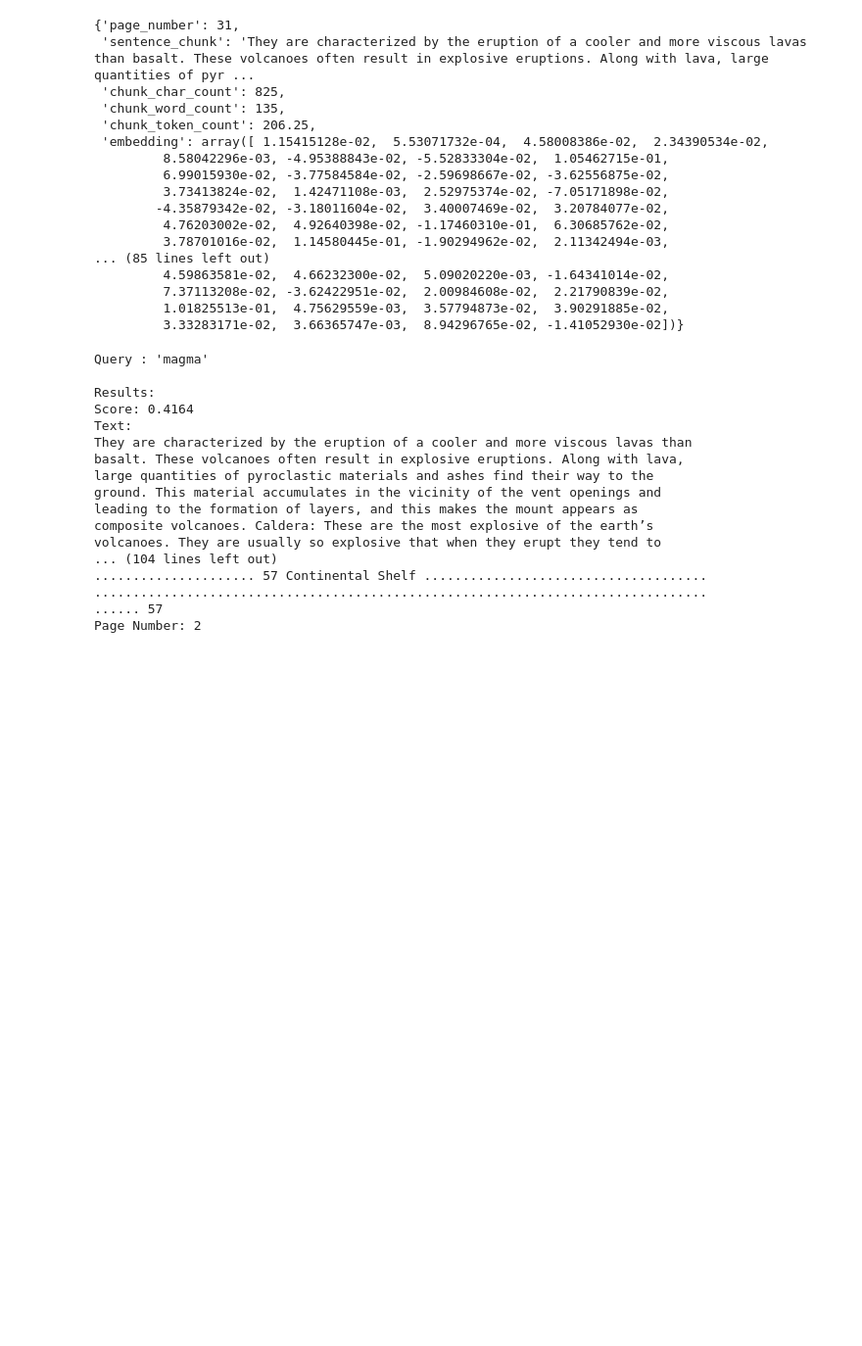
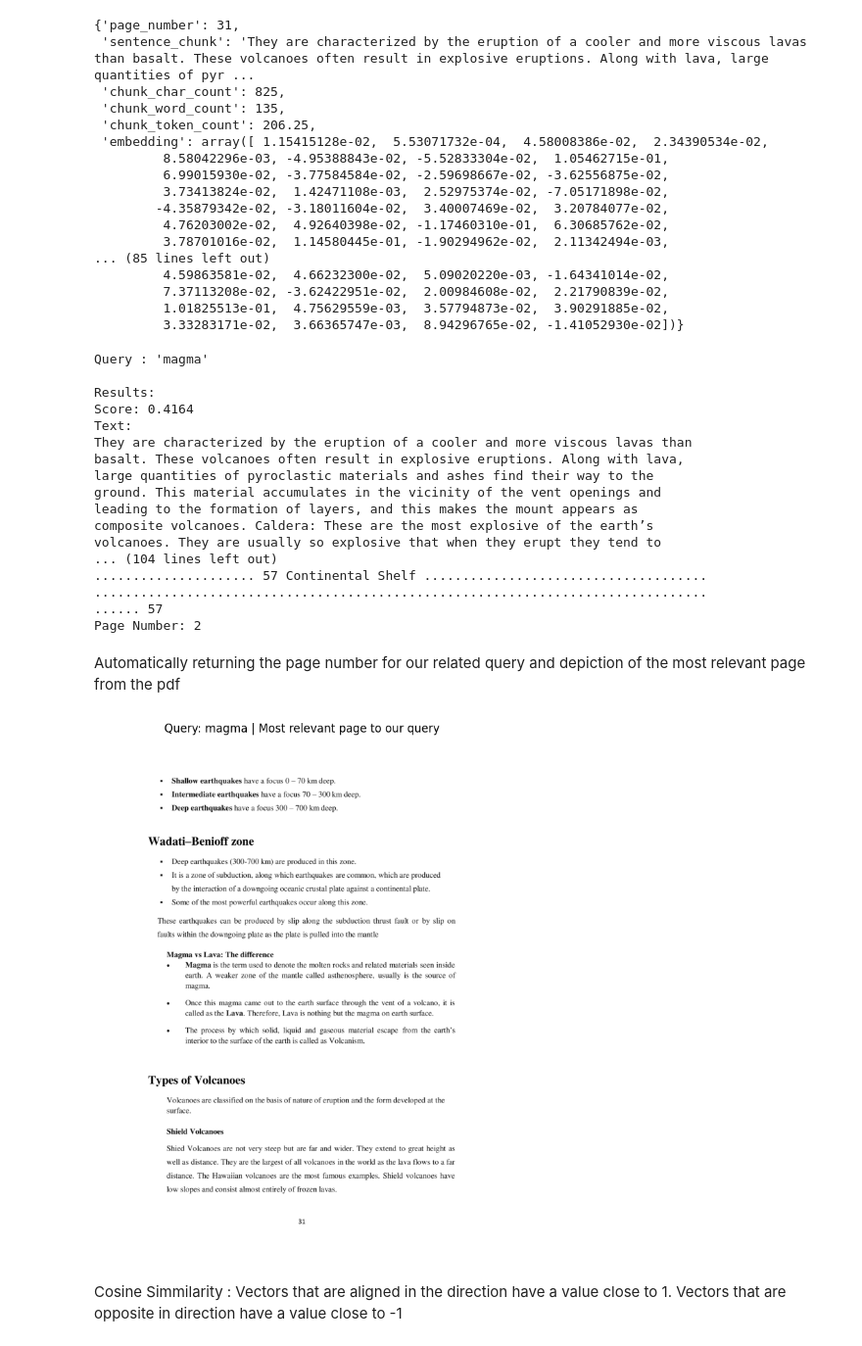
Before and after one commit to Iaryan-21/RAG, a Jupyter notebook: rag.ipynb, the cells around one changed output. Shown at 98% size. Drawn from its saved outputs; the diff is of its cells as text; code cells hidden in the pictures; blank space fills up the shorter version.

```diff
--- a/rag.ipynb
+++ b/rag.ipynb
@@ -550,3 +550,26 @@ volcanoes. They are usually so explosive that when they erupt they tend to
 ................................................................................
 ...... 57
 Page Number: 2
+# %% [markdown]
+Automatically returning the page number for our related query and depiction of the most relevant page from the pdf
+# %%
+doc = fitz.open(pdf_path)
+page = doc.load_page(30)
+img = page.get_pixmap(dpi=300)
+img.save("output_filename.png")
+doc.close()
+
+img_array = np.frombuffer(img.samples_mv,
+dtype=np.uint8).reshape(img.h, img.w, img.n)
+
+import matplotlib.pyplot as plt
+plt.figure(figsize=(13,10))
+plt.imshow(img_array)
+plt.title(f"Query: {query} | Most relevant page to our query")
+plt.axis("off")
+plt.show()
+# %% [output]
+[figure, added]
+# %% [markdown]
+Cosine Simmilarity : Vectors that are aligned in the direction have a value close to 1.
+Vectors that are opposite in direction have a value close to -1
```
Also changed, not shown: parts of 5 cells of this notebook, 1 other file.
